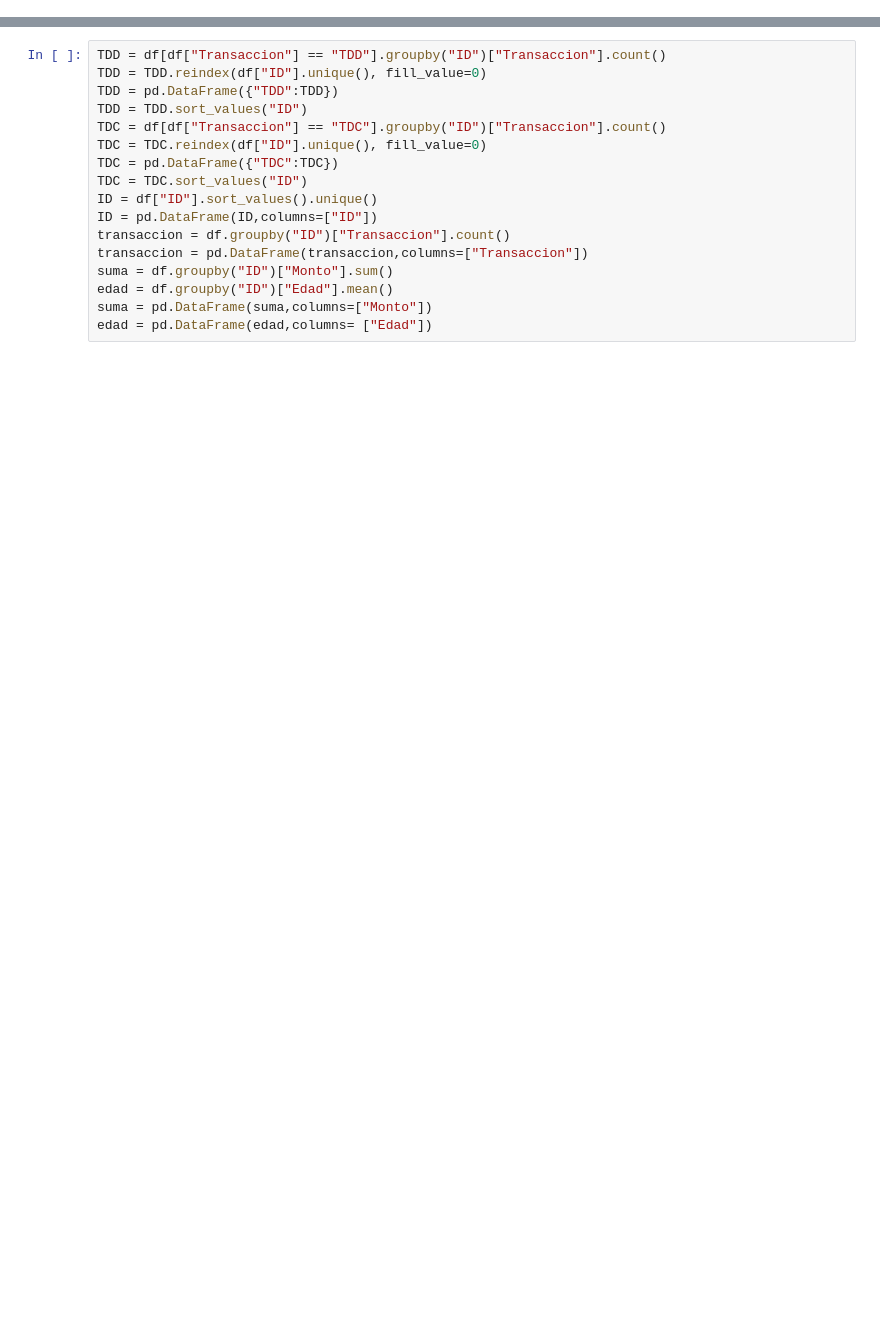
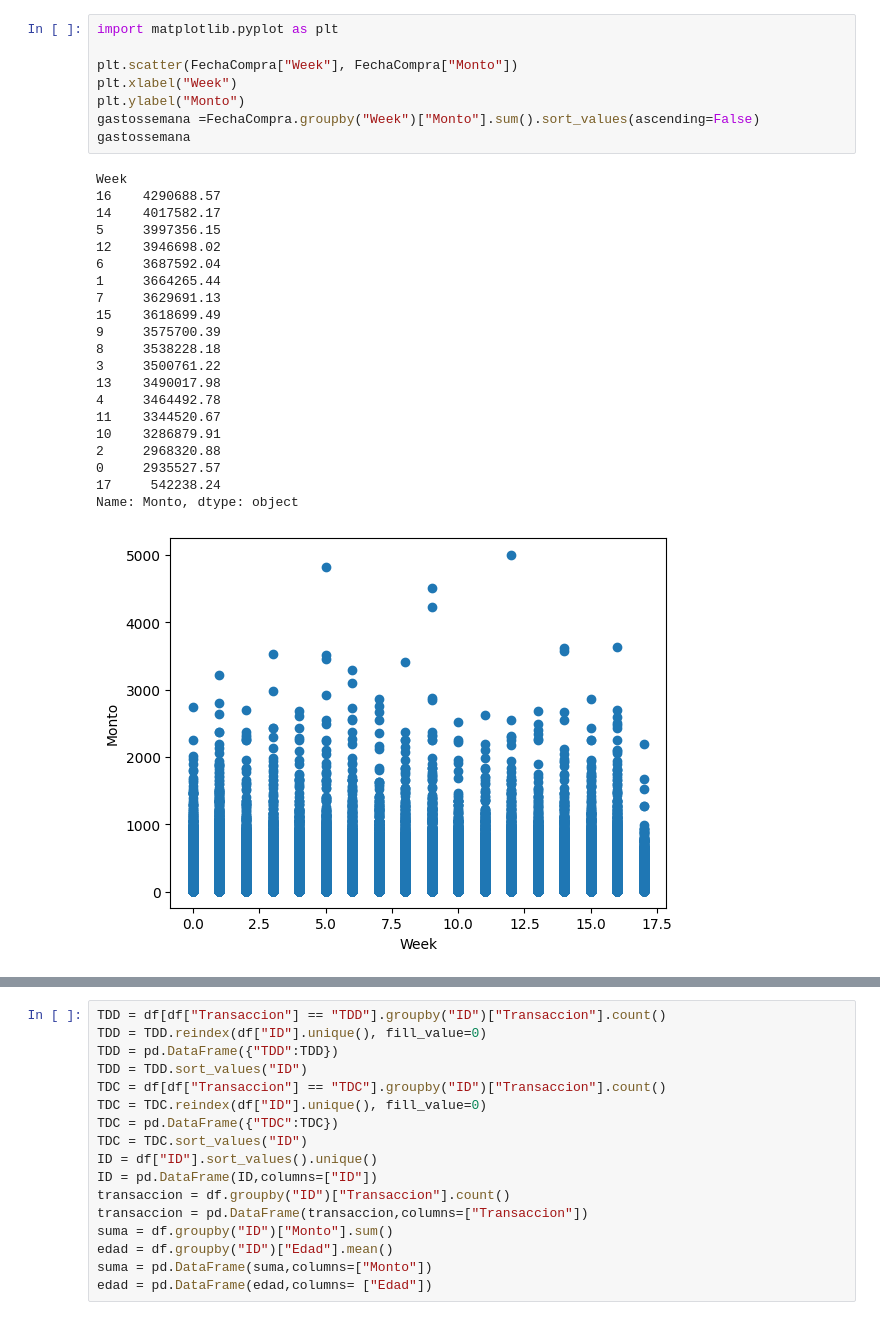
Before and after one commit to Azahramirez/DATATON1, a Jupyter notebook: uno.ipynb, the cells around one changed output, grey strips where cells are left out. Saved outputs shown, nothing was run; the diff lists cells and outputs as text; blank space fills up the shorter version.

```diff
--- a/uno.ipynb
+++ b/uno.ipynb
@@ -5,0 +73,30 @@ df.columns=["Transaccion","Comercio","Tipo Comercio","Especifico","Fecha","Pais"
+# %%
+import matplotlib.pyplot as plt
+
+plt.scatter(FechaCompra["Week"], FechaCompra["Monto"])
+plt.xlabel("Week")
+plt.ylabel("Monto")
+gastossemana =FechaCompra.groupby("Week")["Monto"].sum().sort_values(ascending=False)
+gastossemana
+# %% [output]
+Week
+16    4290688.57
+14    4017582.17
+5     3997356.15
+12    3946698.02
+6     3687592.04
+1     3664265.44
+7     3629691.13
+15    3618699.49
+9     3575700.39
+8     3538228.18
+3     3500761.22
+13    3490017.98
+4     3464492.78
+11    3344520.67
+10    3286879.91
+2     2968320.88
+0     2935527.57
+17     542238.24
+Name: Monto, dtype: object
+[figure, added]
```
Also changed, not shown: parts of 8 cells of this notebook.
